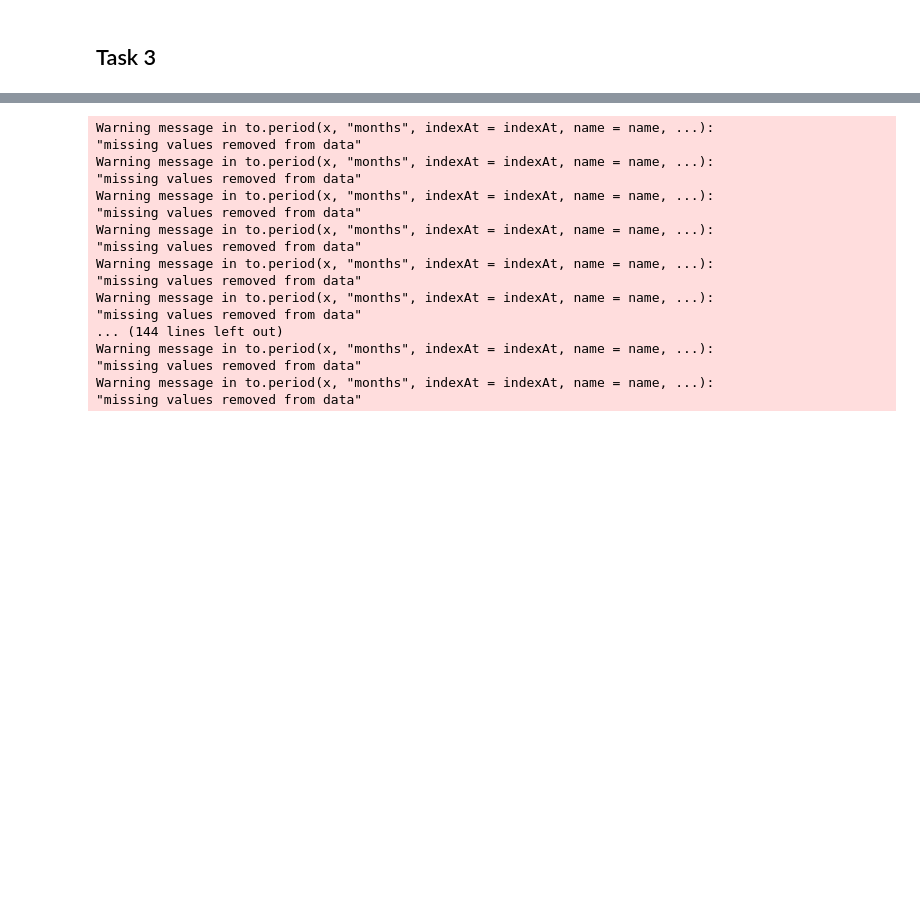
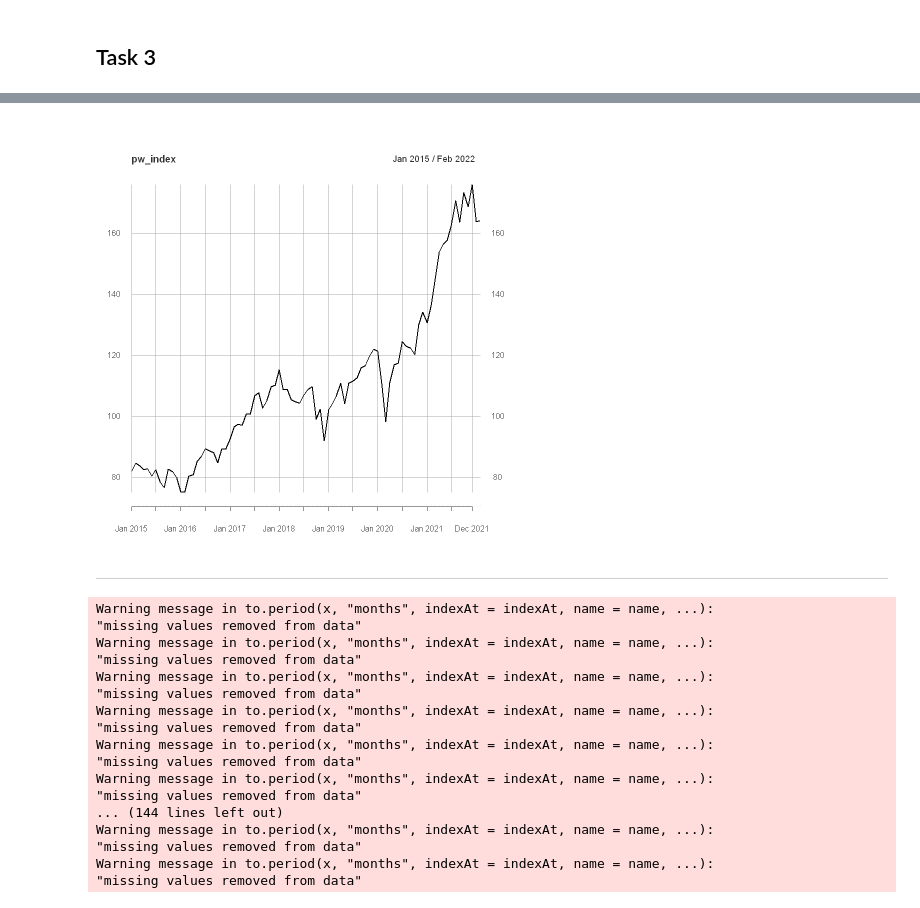
Before and after one commit to Matyas-Mattanelli/Asset-Pricing, a Jupyter notebook: HW1/Task 1.ipynb, the cells around one changed output, grey strips where cells are left out. Saved outputs shown, nothing was run; the diff lists cells and outputs as text; code cells hidden in the pictures; blank space fills up the shorter version.

Commit message:
Price weighted index hopefullydone

```diff
--- a/HW1/Task 1.ipynb
+++ b/HW1/Task 1.ipynb
@@ -265,3 +285,43 @@ legend(x = "topleft", legend = c("Portfolio A", "Portfolio B"), col = c("black",
+# %%
+#Taking the close prices from Task 2
+task3_data_cl_pr <- vector("list", 20) #Empty list for the data
+for (i in 1:20) { #Looping through the tickers
+    task3_data_cl_pr[[i]] <- yahoo_data_list[[i]]["2015/", 4]
+}
+# %%
+#Unadjusting the close price
+for (i in 1:20) {
+    if (tickers_20[i, 2] %in% unlist(str_split(names(splits_merged),"\\."))) { #Check if there was a split
+        ratios <- adjRatios(splits = splits_merged[, paste0(tickers_20[i, 2], ".spl")], close = task3_data_cl_pr[[i]])[, 1] #Calculate the ratios
+        task3_data_cl_pr[[i]] <- task3_data_cl_pr[[i]] / ratios #Unadjust
+    }
+}
+# %%
+#Converting to monthly and merging into a single xts object
+task3_data_cl_pr_unadj <- merge.xts(to.monthly(task3_data_cl_pr[[1]], , name = tickers_20[1, 2])[, 4], to.monthly(task3_data_cl_pr[[2]], , name = tickers_20[2, 2])[, 4])
+for (i in 3:20) {
+    task3_data_cl_pr_unadj <- merge.xts(task3_data_cl_pr_unadj, to.monthly(task3_data_cl_pr[[i]], , name = tickers_20[i, 2])[, 4])
+}
+# %%
+#Calculating the index
+no_of_months <- length(index(task3_data_cl_pr_unadj)) #Storing the number of periods
+pw_index <- xts(rep(NA, no_of_months), order.by = index(task3_data_cl_pr_unadj)) #Empty xts object for the index
+divisor <- 20 #Initially, the divisor is equal to the number of stocks
+for (i in 1:no_of_months) { #Looping through the periods
+    if (index(task3_data_cl_pr_unadj)[i] %in% index(splits_merged)) { #Checking if a split occured
+        stock <- str_split(names(splits_merged)[!is.na(splits_merged[index(task3_data_cl_pr_unadj)[i]])], "\\.")[1] #Identifying the stock that undergone the split
+        stock_id <- tickers_20[tickers_20[, 2] == stock, 1] #Finding the id of the stock
+        new_price <- task3_data_cl_pr_unadj[index(task3_data_cl_pr_unadj)[i - 1], paste0(stock,".Close")]*splits_merged[task3_data_cl_pr_unadj[i], paste0(stock, ".spl")] #Divide the price for the period before the stock split by the stock split ratio
+        divisor <- sum(task3_data_cl_pr_unadj[index(task3_data_cl_pr_unadj)[i - 1], setdiff(names(task3_data_cl_pr_unadj),stock)])/pw_index[index(task3_data_cl_pr_unadj)[i - 1]] #Get the new divisor by summing the prices in the period before with the adjusted price and then dividing by the price index from the previous period
+    }
+    pw_index[index(task3_data_cl_pr_unadj)[i]] <- sum(task3_data_cl_pr_unadj[index(task3_data_cl_pr_unadj)[i]])/divisor
+}
+# %%
+plot(pw_index)
+# %% [output]
+[figure, added]
+# %% [markdown]
+---
 # %%
 #getting the data required for task 3
 
```
Also changed, not shown: parts of 6 cells of this notebook.
